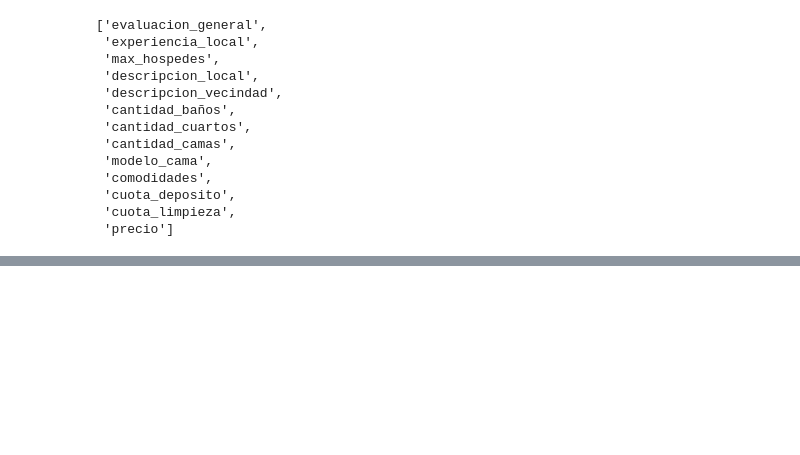
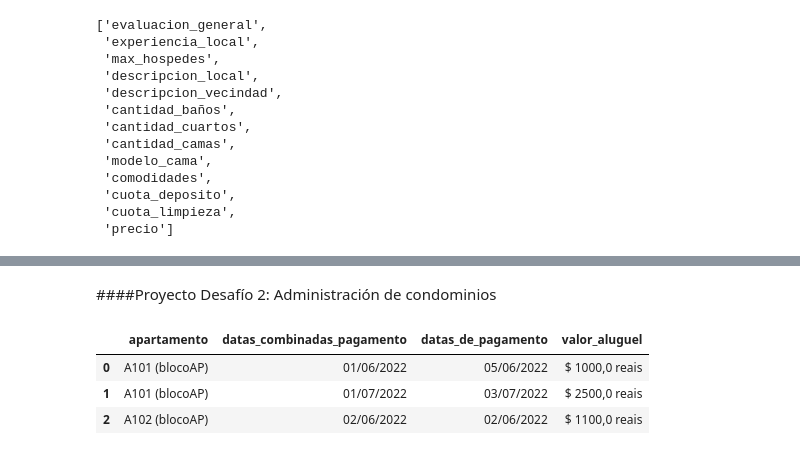
Before and after one commit to JLuceroVasquez/pandas-manipulacion-transformacion-de-datos, a Jupyter notebook: cuaderno_clases.ipynb, the cells around one changed output, grey strips where cells are left out. Drawn from its saved outputs; the diff is of its cells as text; code cells hidden in the pictures; blank space fills up the shorter version.

```diff
--- a/cuaderno_clases.ipynb
+++ b/cuaderno_clases.ipynb
@@ -157,0 +347,14 @@ hosting_normalizado_df.head()
+# %% [markdown]
+####Proyecto Desafío 2: Administración de condominios
+# %%
+#Se descomprimen listas en registros.
+colcomprimidas_condominios = ['datas_combinadas_pagamento', 'datas_de_pagamento', 'valor_aluguel']
+condominiosnorm_df = condominiosnorm_df.explode(colcomprimidas_condominios)
+condominiosnorm_df.reset_index(drop=True, inplace=True)
+# %%
+condominiosnorm_df.head(3)
+# %% [output]
+|  | apartamento | datas_combinadas_pagamento | datas_de_pagamento | valor_aluguel |
+| 0 | A101 (blocoAP) | 01/06/2022 | 05/06/2022 | $ 1000,0 reais |
+| 1 | A101 (blocoAP) | 01/07/2022 | 03/07/2022 | $ 2500,0 reais |
+| 2 | A102 (blocoAP) | 02/06/2022 | 02/06/2022 | $ 1100,0 reais |
```
Also changed, not shown: parts of 26 cells of this notebook.
